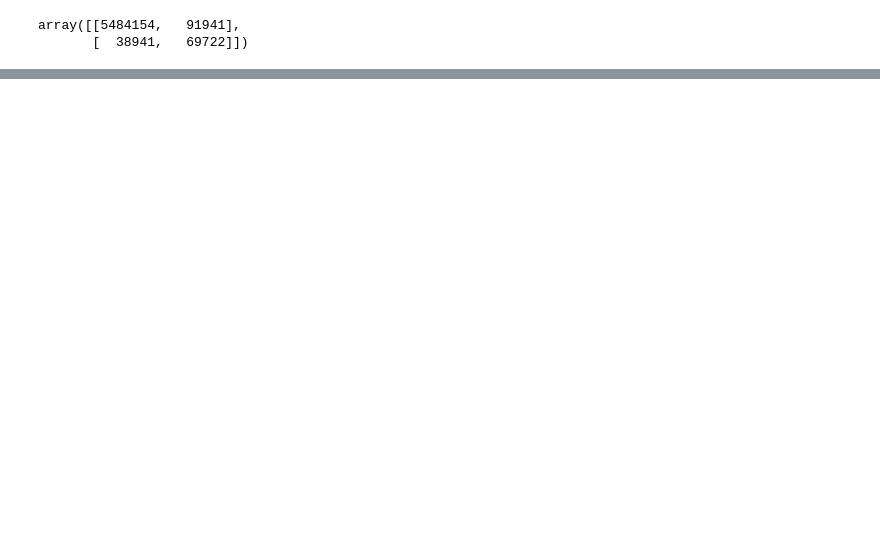
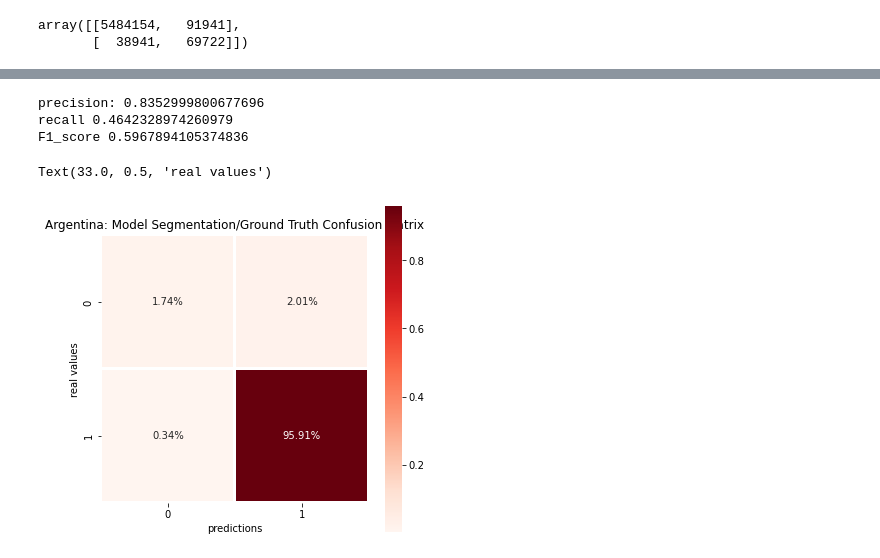
Before and after one commit to emilybirch36/Deep-learning-with-remote-sensing, a Jupyter notebook: Deriving_Spectral_Index.ipynb, the cells around one changed output, grey strips where cells are left out. Cells and saved outputs as stored; diff of their text form; code cells hidden in the pictures; blank space fills up the shorter version.

```diff
--- a/Deriving_Spectral_Index.ipynb
+++ b/Deriving_Spectral_Index.ipynb
@@ -218,0 +342,55 @@ plt.show()
+# %%
+import seaborn as sns
+import os
+import numpy as np
+import sys
+import numpy as np
+import skimage.color
+import skimage.io
+from matplotlib import pyplot as plt
+from imageio import imread
+
+os.chdir('/Users/emilybirch/Documents/UCL_Dissertation/FINAL/RESULTS/Fullset/Predicted_masks/Tiles_stitched')
+# SI pic
+Y_pred = imread('France_predicted.png') #Argentina_predicted.png
+
+Y_pred = Y_pred/255
+
+os.chdir('/Users/emilybirch/Documents/UCL_Dissertation/FINAL/RESULTS/Fullset/Predicted_masks/Tiles_stitched/Ground_truth')
+# ground truth
+Y_val = imread('France_Ground_truth_stitched.png') #/ 255) #Argentina_Ground_truth_stitched.png
+
+Y_val = Y_val/255
+#print("unique", np.unique(y_true))
+
+
+FP = len(np.where(Y_pred - Y_val  == -1)[0])
+FN = len(np.where(Y_pred - Y_val  == 1)[0])
+TP = len(np.where(Y_pred + Y_val ==2)[0])
+TN = len(np.where(Y_pred + Y_val == 0)[0])
+cmat = [[TP, FN], [FP, TN]]
+precision_score = TP / (FP + TP)
+print('precision:',precision_score)
+
+
+recall_score = TP / (FN + TP)
+print("recall", recall_score)
+
+
+F1_score = 2* precision_score * recall_score/ (precision_score + recall_score)
+print("F1_score", F1_score)
+
+
+
+plt.figure(figsize = (6,6))
+sns.heatmap(cmat/np.sum(cmat), cmap="Reds", annot=True, fmt = '.2%', square=1,   linewidth=2.)
+plt.title("Argentina: Model Segmentation/Ground Truth Confusion Matrix")
+plt.xlabel("predictions")
+plt.ylabel("real values")
+#plt.show()
+# %% [output]
+precision: 0.8352999800677696
+recall 0.4642328974260979
+F1_score 0.5967894105374836
+Text(33.0, 0.5, 'real values')
+[figure, added]
```
Also changed, not shown: parts of 8 cells of this notebook.
